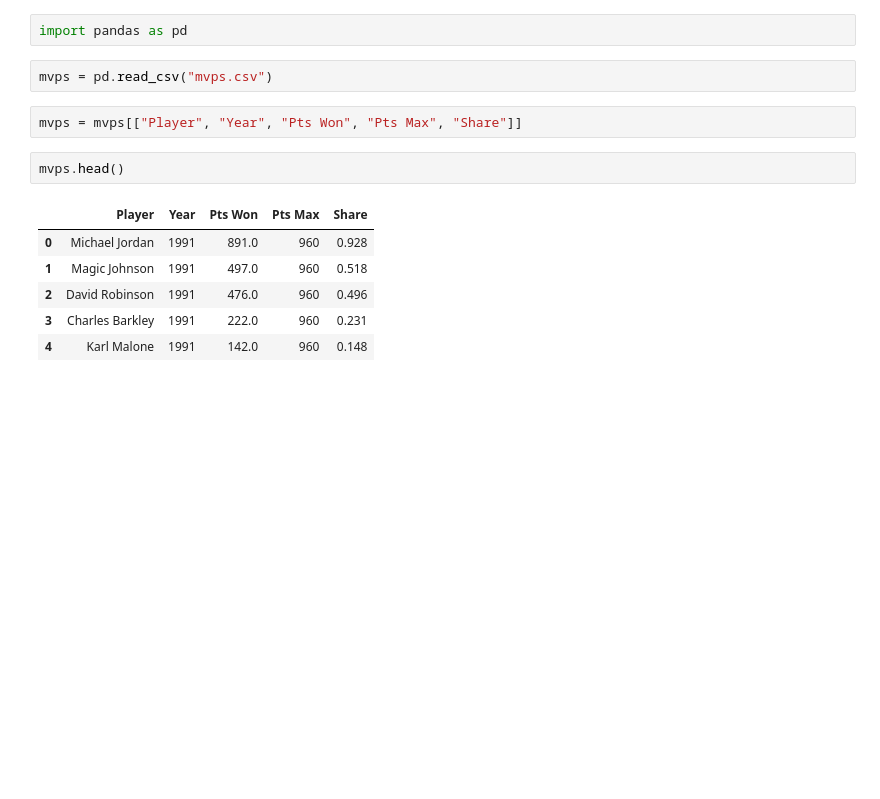
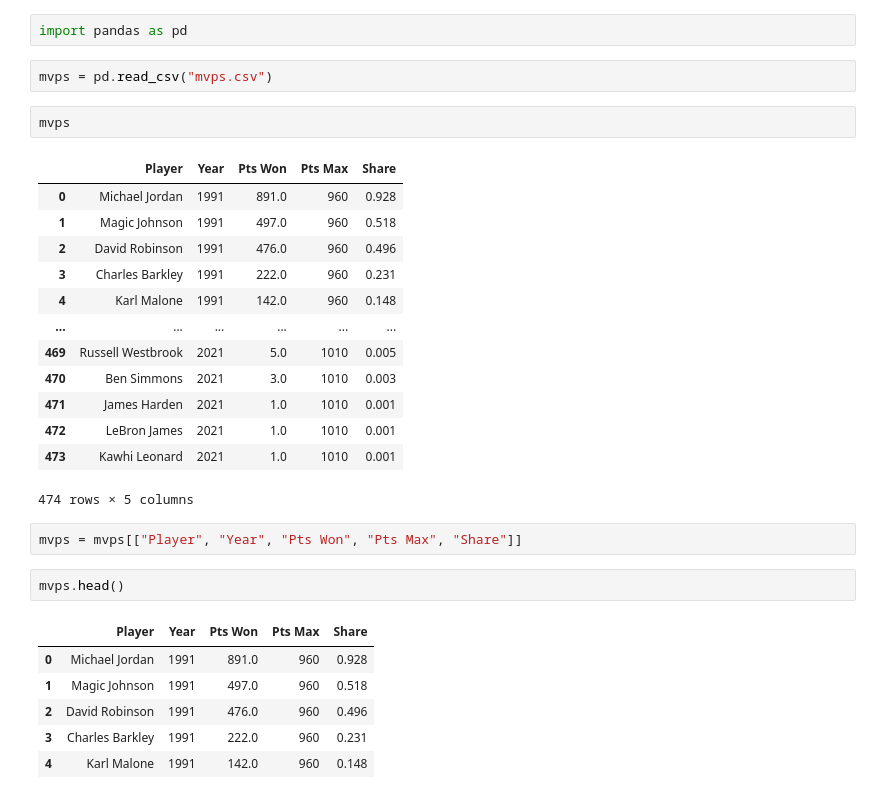
Before and after one commit to dataquestio/project-walkthroughs, a Jupyter notebook: mvp/predictors.ipynb, the cells around one changed output. Saved outputs shown, nothing was run; the diff lists cells and outputs as text; blank space fills up the shorter version.

```diff
--- a/mvp/predictors.ipynb
+++ b/mvp/predictors.ipynb
@@ -2,6 +2,22 @@
 import pandas as pd
 # %%
 mvps = pd.read_csv("mvps.csv")
+# %%
+mvps
+# %% [output]
+|  | Player | Year | Pts Won | Pts Max | Share |
+| 0 | Michael Jordan | 1991 | 891.0 | 960 | 0.928 |
+| 1 | Magic Johnson | 1991 | 497.0 | 960 | 0.518 |
+| 2 | David Robinson | 1991 | 476.0 | 960 | 0.496 |
+| 3 | Charles Barkley | 1991 | 222.0 | 960 | 0.231 |
+| 4 | Karl Malone | 1991 | 142.0 | 960 | 0.148 |
+| ... | ... | ... | ... | ... | ... |
+| 469 | Russell Westbrook | 2021 | 5.0 | 1010 | 0.005 |
+| 470 | Ben Simmons | 2021 | 3.0 | 1010 | 0.003 |
+| 471 | James Harden | 2021 | 1.0 | 1010 | 0.001 |
+| 472 | LeBron James | 2021 | 1.0 | 1010 | 0.001 |
+| 473 | Kawhi Leonard | 2021 | 1.0 | 1010 | 0.001 |
+474 rows × 5 columns
 # %%
 mvps = mvps[["Player", "Year", "Pts Won", "Pts Max", "Share"]]
 # %%
```
Also changed, not shown: parts of 7 cells of this notebook, 3 other files.
